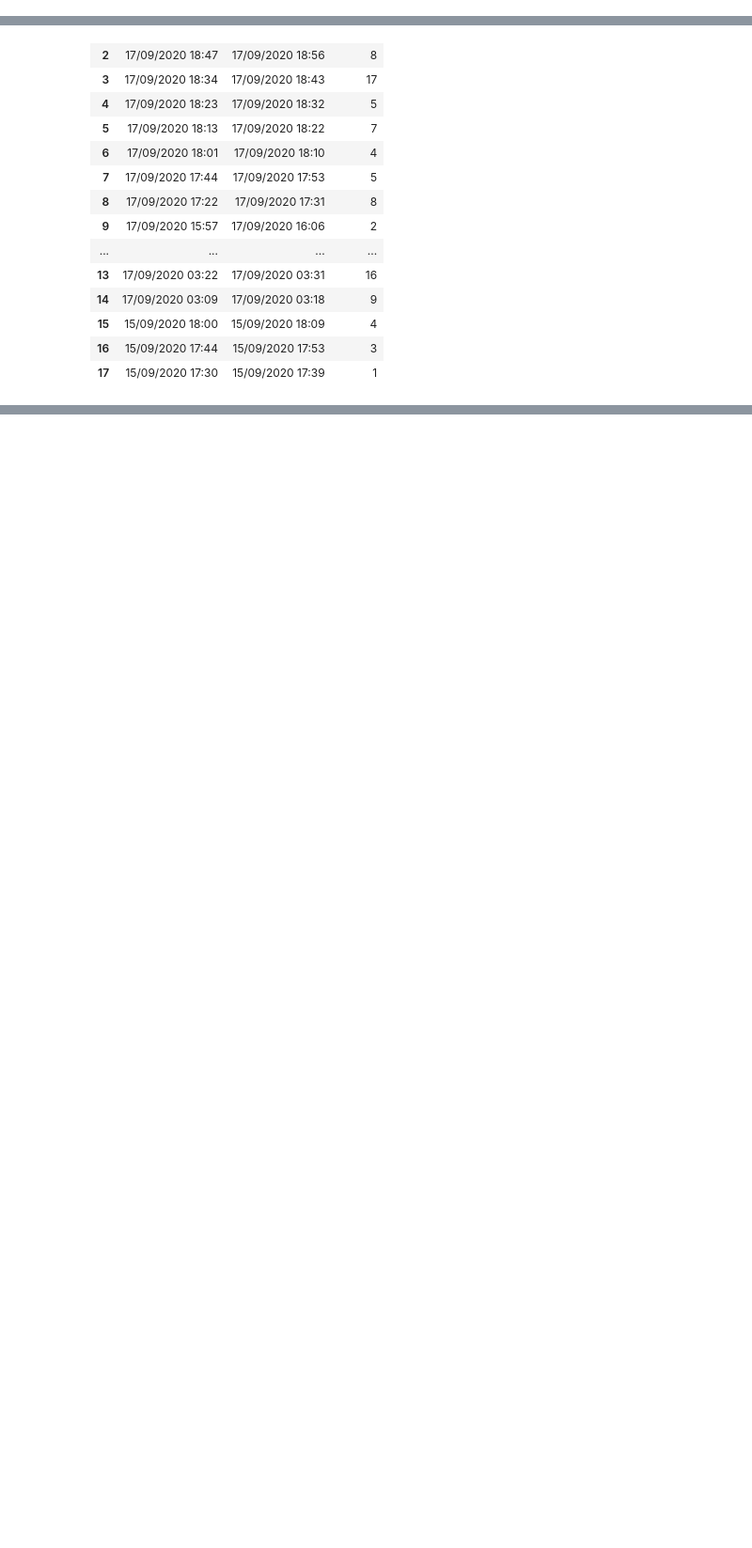
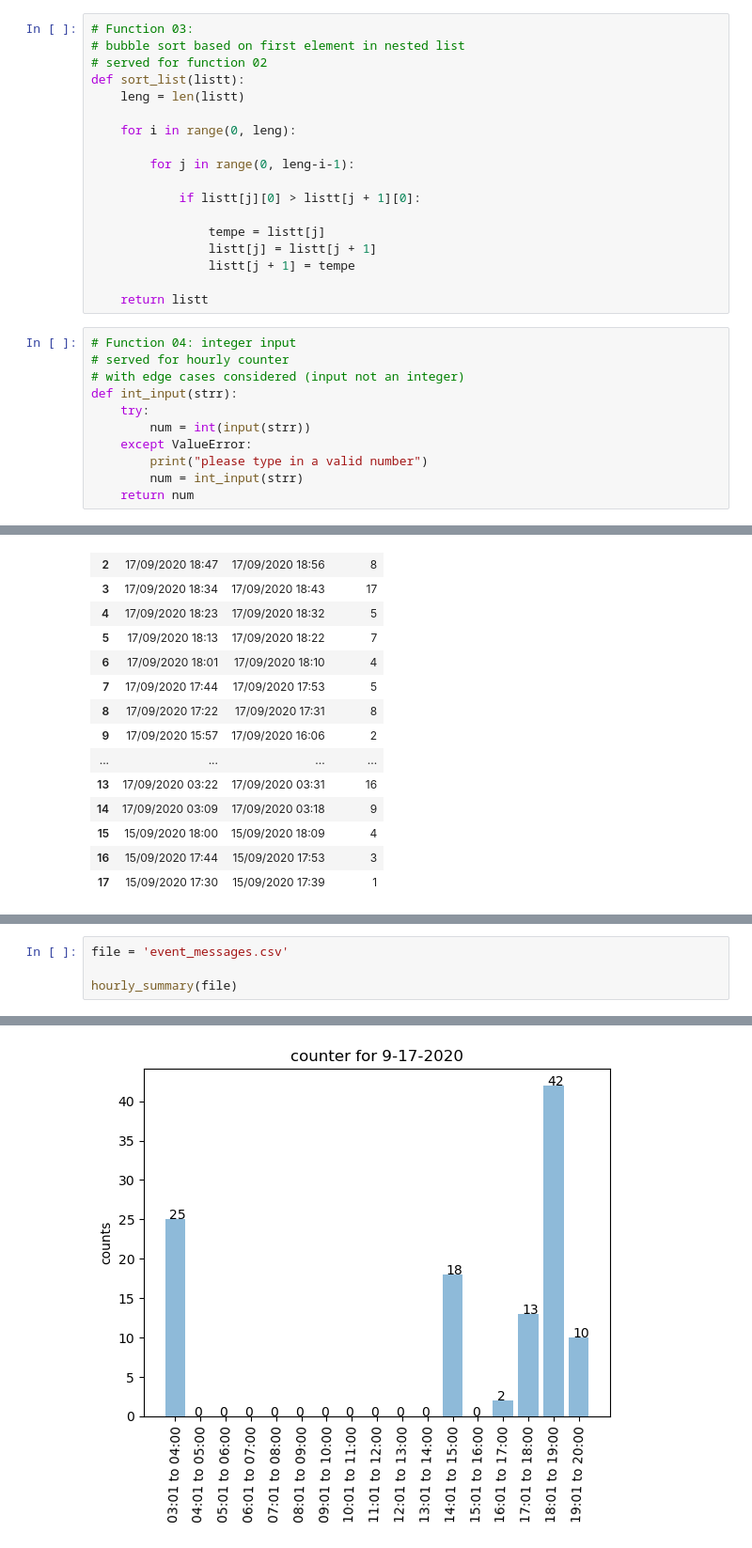
Before and after one commit to JunqiZhao/IoT-Analysis, a Jupyter notebook: Code/IoT Data Analysis.ipynb, the cells around one changed output, grey strips where cells are left out. Shown at 94% size. Drawn from its saved outputs; the diff is of its cells as text; blank space fills up the shorter version.

Commit message:
Update IoT Data Analysis.ipynb
With modified hourly_summary
and push_counter.
push_counter hasn't been tested yet.

```diff
--- a/Code/IoT Data Analysis.ipynb
+++ b/Code/IoT Data Analysis.ipynb
@@ -7,3 +10,32 @@ import pandas as pd
+# %%
+# Function 03:
+# bubble sort based on first element in nested list
+# served for function 02
+def sort_list(listt):
+    leng = len(listt)
+
+    for i in range(0, leng):
+
+        for j in range(0, leng-i-1):
+
+            if listt[j][0] > listt[j + 1][0]:
+
+                tempe = listt[j]
+                listt[j] = listt[j + 1]
+                listt[j + 1] = tempe
+
+    return listt
+# %%
+# Function 04: integer input
+# served for hourly counter
+# with edge cases considered (input not an integer)
+def int_input(strr):
+    try:
+        num = int(input(strr))
+    except ValueError:
+        print("please type in a valid number")
+        num = int_input(strr)
+    return num
 # %%
 # Function 01: every_10min_summary
 def every_10min_summary(file):
@@ -101,0 +224,5 @@ def hourly_summary(file):
+# %%
+file = 'event_messages.csv'
+
+hourly_summary(file)
+# %% [output]
@@ -101,0 +232 @@ def hourly_summary(file):
+[figure, added]
```
Also changed, not shown: parts of 5 cells of this notebook.
